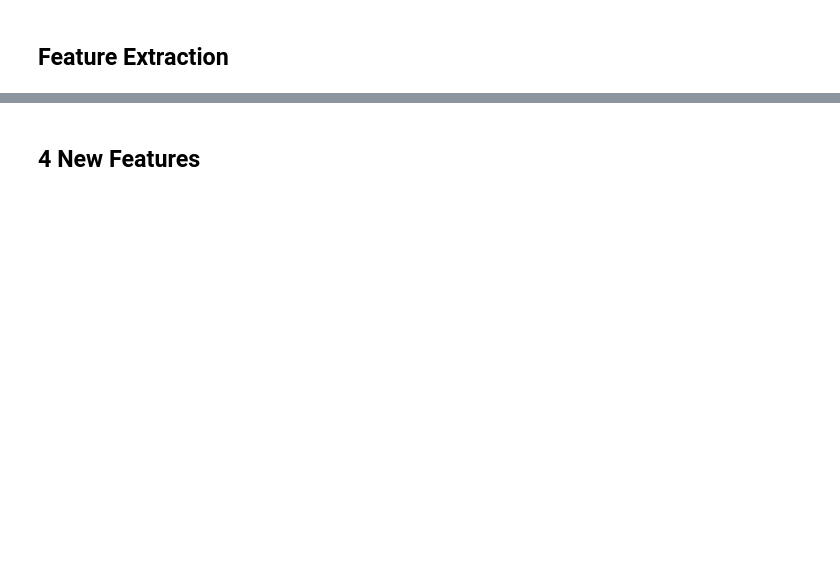
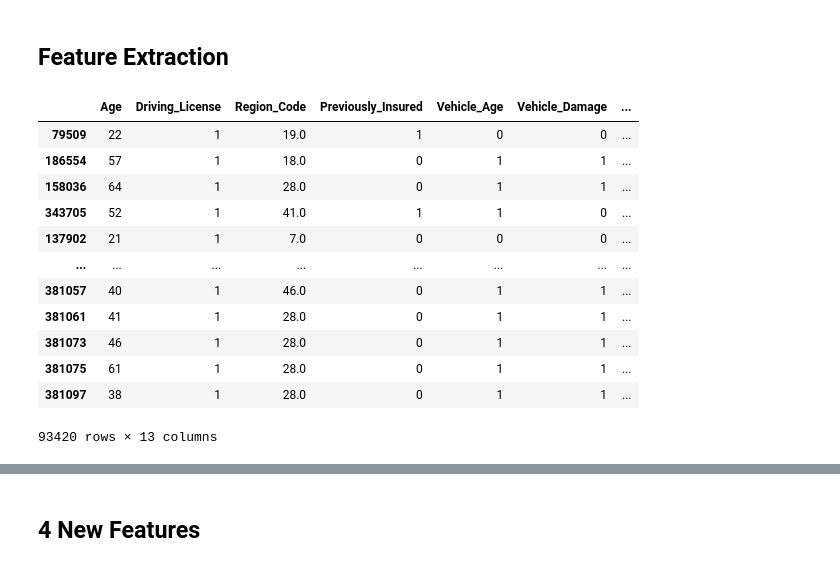
Before and after one commit to gabmrn/Stage_2, a Jupyter notebook: stage_2.ipynb, the cells around one changed output, grey strips where cells are left out. Cells and saved outputs as stored; diff of their text form; code cells hidden in the pictures; blank space fills up the shorter version.

```diff
--- a/stage_2.ipynb
+++ b/stage_2.ipynb
@@ -270,2 +282,29 @@ df = X_under_SMOTE.copy()
 # %% [markdown]
 ## Feature Extraction
+# %%
+# Membuat fitur kategori baru dari Age dengan mengelompokkan YoungAdults 17 - 30, MiddleAged 31-45, OldAdults > 45
+Age_Group = []
+for i in df['Age']:
+    if 17 <= i <=30:
+        Age_Group.append(0)
+    elif 31 <= i <= 45:
+        Age_Group.append(1)
+    else:
+        Age_Group.append(2)
+
+df['Age_Group'] = Age_Group
+df
+# %% [output]
+|  | Age | Driving_License | Region_Code | Previously_Insured | Vehicle_Age | Vehicle_Damage | ... |
+| 79509 | 22 | 1 | 19.0 | 1 | 0 | 0 | ... |
+| 186554 | 57 | 1 | 18.0 | 0 | 1 | 1 | ... |
+| 158036 | 64 | 1 | 28.0 | 0 | 1 | 1 | ... |
+| 343705 | 52 | 1 | 41.0 | 1 | 1 | 0 | ... |
+| 137902 | 21 | 1 | 7.0 | 0 | 0 | 0 | ... |
+| ... | ... | ... | ... | ... | ... | ... | ... |
+| 381057 | 40 | 1 | 46.0 | 0 | 1 | 1 | ... |
+| 381061 | 41 | 1 | 28.0 | 0 | 1 | 1 | ... |
+| 381073 | 46 | 1 | 28.0 | 0 | 1 | 1 | ... |
+| 381075 | 61 | 1 | 28.0 | 0 | 1 | 1 | ... |
+| 381097 | 38 | 1 | 28.0 | 0 | 1 | 1 | ... |
+93420 rows × 13 columns
```
Also changed, not shown: parts of 15 cells of this notebook, 1 other file.
